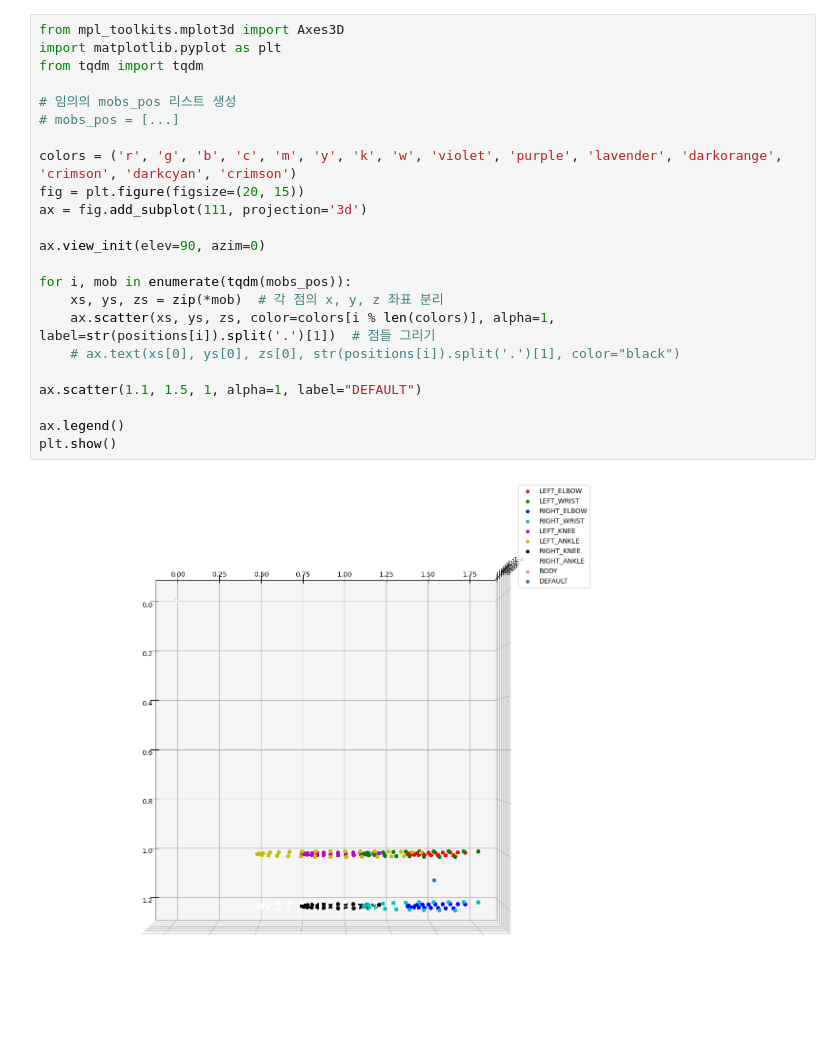
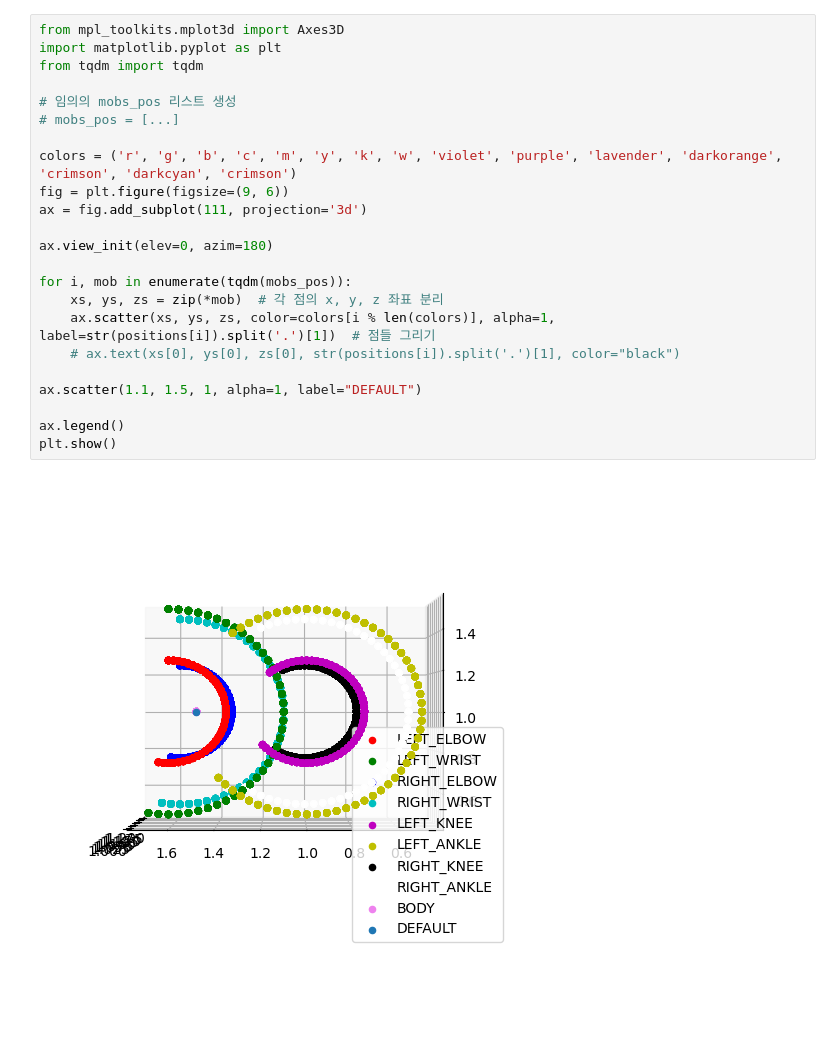
Before and after one commit to GmelaN/seoung_sim, a Jupyter notebook: mobility_visualization.ipynb, the cells around one changed output. Saved outputs shown, nothing was run; the diff lists cells and outputs as text; blank space fills up the shorter version.

```diff
--- a/mobility_visualization.ipynb
+++ b/mobility_visualization.ipynb
@@ -44,25 +49,25 @@ env.run(until=50)
 # %%
 from mpl_toolkits.mplot3d import Axes3D
 import matplotlib.pyplot as plt
 from tqdm import tqdm
 
 # 임의의 mobs_pos 리스트 생성
 # mobs_pos = [...]
 
 colors = ('r', 'g', 'b', 'c', 'm', 'y', 'k', 'w', 'violet', 'purple', 'lavender', 'darkorange', 'crimson', 'darkcyan', 'crimson')
-fig = plt.figure(figsize=(20, 15))
+fig = plt.figure(figsize=(9, 6))
 ax = fig.add_subplot(111, projection='3d')
 
-ax.view_init(elev=90, azim=0)
+ax.view_init(elev=0, azim=180)
 
 for i, mob in enumerate(tqdm(mobs_pos)):
     xs, ys, zs = zip(*mob)  # 각 점의 x, y, z 좌표 분리
     ax.scatter(xs, ys, zs, color=colors[i % len(colors)], alpha=1, label=str(positions[i]).split('.')[1])  # 점들 그리기
     # ax.text(xs[0], ys[0], zs[0], str(positions[i]).split('.')[1], color="black")
 
 ax.scatter(1.1, 1.5, 1, alpha=1, label="DEFAULT")
 
 ax.legend()
 plt.show()
 # %% [output]
-[figure, old version]
+[figure, new version]
```
Also changed, not shown: parts of 1 cell of this notebook, 2 other files.
